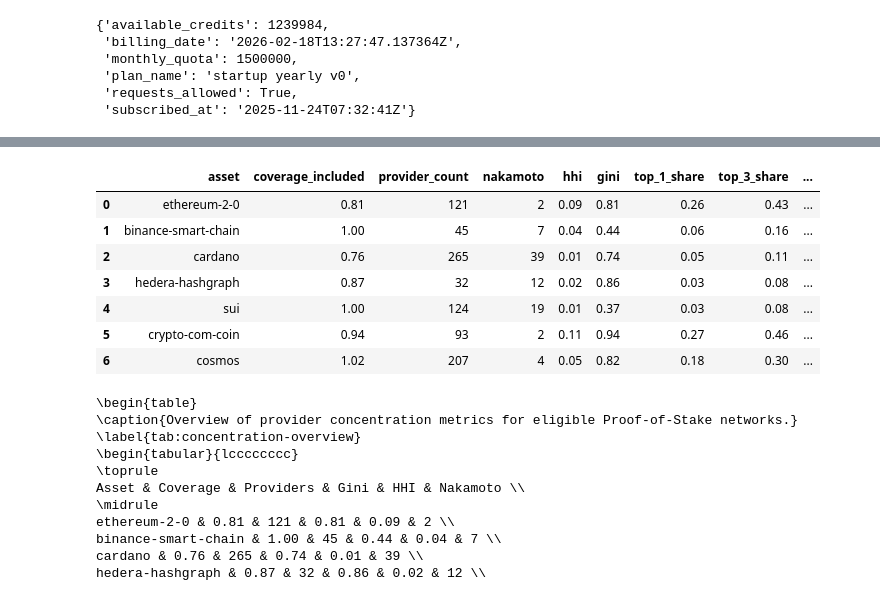
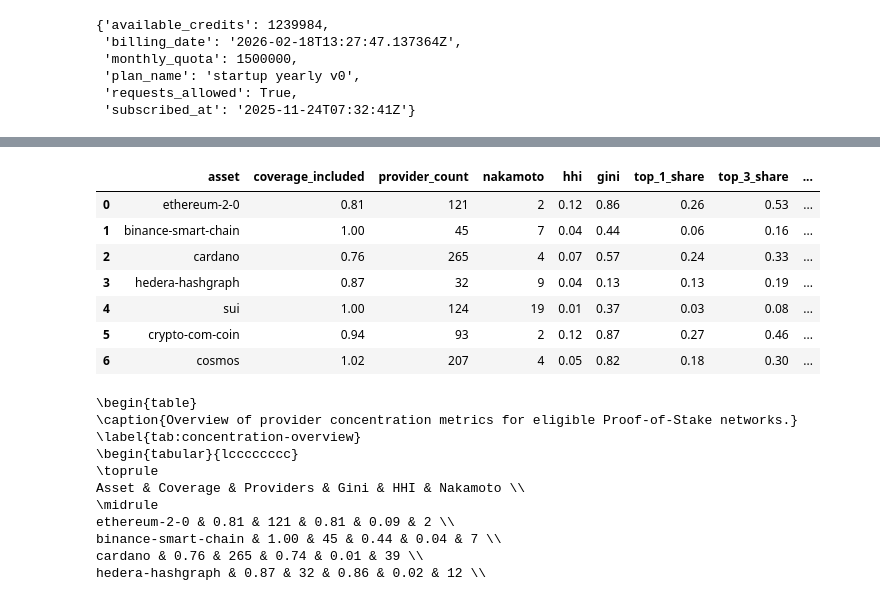
Before and after one commit to schwmi/StakingProviderConcentrationAnalysis, a Jupyter notebook: StakingRewardsAnalysis.ipynb, the cells around one changed output, grey strips where cells are left out. Cells and saved outputs as stored; diff of their text form; code cells hidden in the pictures.

```diff
--- a/StakingRewardsAnalysis.ipynb
+++ b/StakingRewardsAnalysis.ipynb
@@ -623,6 +623,9 @@ EXCLUDED_TYPES = {
     "lending",
     "smart-contract",
 }
+
+RESIDUAL_SPLIT_FOR_METRICS = False
+RESIDUAL_MIN_TOKEN_AMOUNT = 32.0
 
 def to_float(x, default=0.0):
     if x is None:
@@ -700,23 +703,34 @@ for asset in filtered_df["asset"]:
 
     coverage_included = included_sum / total_value
 
-    gini = calculate_gini_from_values(metric_providers, total_value)
+    gini = calculate_gini_from_values(
+        metric_providers,
+        total_value,
+        split_residual=RESIDUAL_SPLIT_FOR_METRICS,
+        min_residual_token_amount=RESIDUAL_MIN_TOKEN_AMOUNT,
+    )
 
     nakamoto = calculate_nakamoto_coefficient(
         metric_providers,
         total_value=total_value,
         threshold=0.33,
+        split_residual=RESIDUAL_SPLIT_FOR_METRICS,
+        min_residual_token_amount=RESIDUAL_MIN_TOKEN_AMOUNT,
     )
 
     hhi = calculate_hhi_from_values(
         metric_providers,
         total_value=total_value,
+        split_residual=RESIDUAL_SPLIT_FOR_METRICS,
+        min_residual_token_amount=RESIDUAL_MIN_TOKEN_AMOUNT,
     )
 
     topk = calculate_top_k_stake_shares(
         metric_providers,
         total_value=total_value,
         k_values=[1, 3, 5],
+        split_residual=RESIDUAL_SPLIT_FOR_METRICS,
+        min_residual_token_amount=RESIDUAL_MIN_TOKEN_AMOUNT,
     )
 
     is_eligible = coverage_included > 0.70 and provider_count > 30
@@ -727,39 +741,39 @@ for asset in filtered_df["asset"]:
         }
 
         for p in metric_providers:
             provider_asset_rows.append({
                 "asset": asset,
                 "provider": p.get("provider"),
                 "provider_name": p.get("name"),
                 "effective_stake": p.get("value"),
                 "asset_total_stake": total_value,
                 "stake_share_in_asset": p.get("value") / total_value,
             })
 
     if coverage_included > 0.7 and provider_count >= 30:
         rows.append({
             "asset": asset,
             "coverage_included": coverage_included,
             "provider_count": provider_count,
             "nakamoto": nakamoto,
             "hhi": hhi,
             "gini": gini,
             "top_1_share": topk.get("top_k", {}).get("1"),
             "top_3_share": topk.get("top_k", {}).get("3"),
             "top_5_share": topk.get("top_k", {}).get("5"),
             "is_eligible_for_analysis": is_eligible,
         })
 
 df = pd.DataFrame(rows)
 display(df)
 # %% [output]
 |  | asset | coverage_included | provider_count | nakamoto | hhi | gini | top_1_share | top_3_share | ... |
-| 0 | ethereum-2-0 | 0.81 | 121 | 2 | 0.09 | 0.81 | 0.26 | 0.43 | ... |
+| 0 | ethereum-2-0 | 0.81 | 121 | 2 | 0.12 | 0.86 | 0.26 | 0.53 | ... |
 | 1 | binance-smart-chain | 1.00 | 45 | 7 | 0.04 | 0.44 | 0.06 | 0.16 | ... |
-| 2 | cardano | 0.76 | 265 | 39 | 0.01 | 0.74 | 0.05 | 0.11 | ... |
-| 3 | hedera-hashgraph | 0.87 | 32 | 12 | 0.02 | 0.86 | 0.03 | 0.08 | ... |
+| 2 | cardano | 0.76 | 265 | 4 | 0.07 | 0.57 | 0.24 | 0.33 | ... |
+| 3 | hedera-hashgraph | 0.87 | 32 | 9 | 0.04 | 0.13 | 0.13 | 0.19 | ... |
 | 4 | sui | 1.00 | 124 | 19 | 0.01 | 0.37 | 0.03 | 0.08 | ... |
-| 5 | crypto-com-coin | 0.94 | 93 | 2 | 0.11 | 0.94 | 0.27 | 0.46 | ... |
+| 5 | crypto-com-coin | 0.94 | 93 | 2 | 0.12 | 0.87 | 0.27 | 0.46 | ... |
 | 6 | cosmos | 1.02 | 207 | 4 | 0.05 | 0.82 | 0.18 | 0.30 | ... |
 # %%
 # columns to include in the LaTeX table
```
Also changed, not shown: parts of 3 cells of this notebook.
